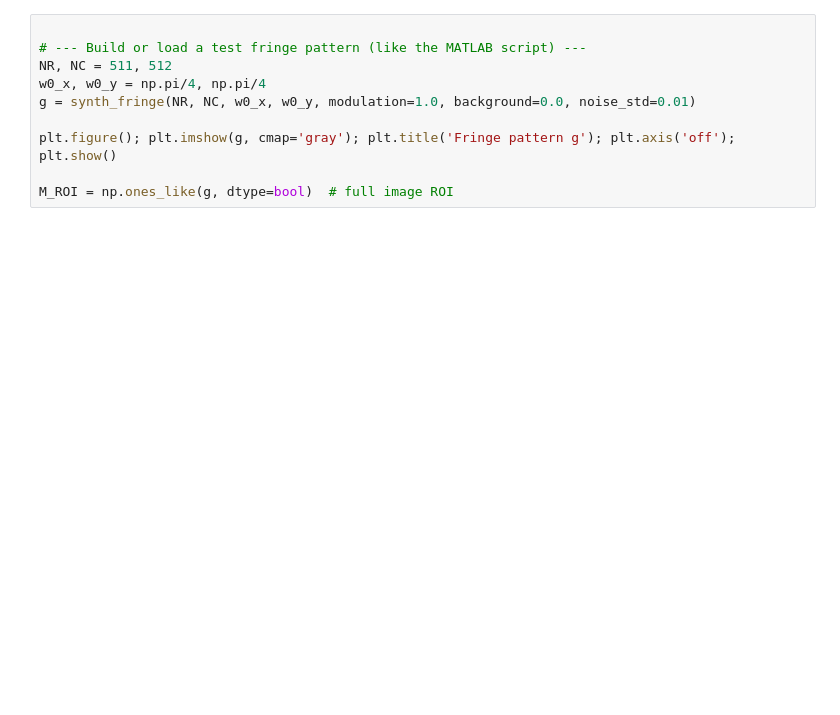
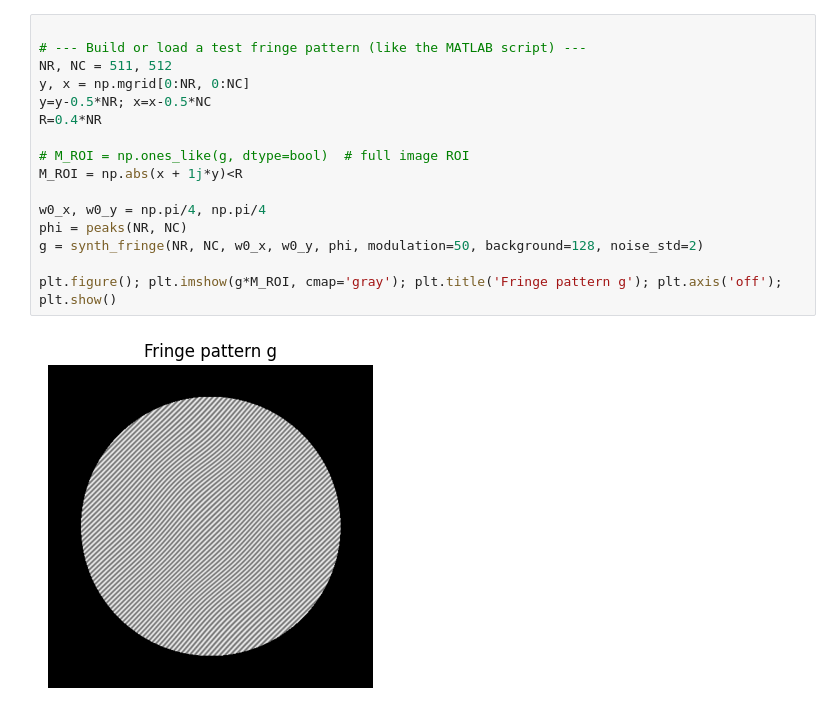
Before and after one commit to juaquiro/68_LensPMD25_INFORME-OM4M007, a Jupyter notebook: Python_src/Predict_TF_SpatialFreqs.ipynb, the cells around one changed output. Saved outputs shown, nothing was run; the diff lists cells and outputs as text; blank space fills up the shorter version.

```diff
--- a/Python_src/Predict_TF_SpatialFreqs.ipynb
+++ b/Python_src/Predict_TF_SpatialFreqs.ipynb
@@ -58,13 +122,21 @@ print("featureName   :", featureName, " patch:", patch_NR, "x", patch_NC)
 # %%
 
 # --- Build or load a test fringe pattern (like the MATLAB script) ---
 NR, NC = 511, 512
+y, x = np.mgrid[0:NR, 0:NC]
+y=y-0.5*NR; x=x-0.5*NC
+R=0.4*NR
+
+# M_ROI = np.ones_like(g, dtype=bool)  # full image ROI
+M_ROI = np.abs(x + 1j*y)<R
+
 w0_x, w0_y = np.pi/4, np.pi/4
-g = synth_fringe(NR, NC, w0_x, w0_y, modulation=1.0, background=0.0, noise_std=0.01)
+phi = peaks(NR, NC)
+g = synth_fringe(NR, NC, w0_x, w0_y, phi, modulation=50, background=128, noise_std=2)
 
-plt.figure(); plt.imshow(g, cmap='gray'); plt.title('Fringe pattern g'); plt.axis('off'); plt.show()
-
-M_ROI = np.ones_like(g, dtype=bool)  # full image ROI
+plt.figure(); plt.imshow(g*M_ROI, cmap='gray'); plt.title('Fringe pattern g'); plt.axis('off'); plt.show()
+# %% [output]
+[figure, added]
 # %%
 
 # --- Predict spatial-frequency maps ---
```
Also changed, not shown: parts of 6 cells of this notebook, 3 other files.
